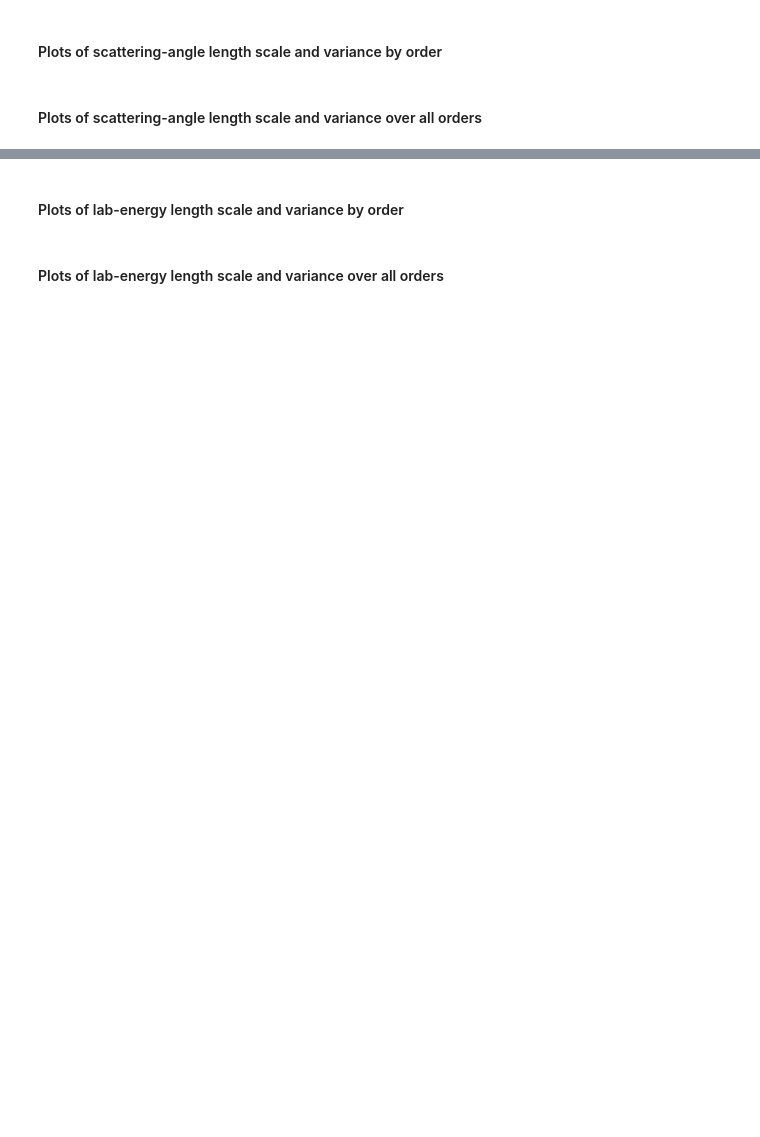
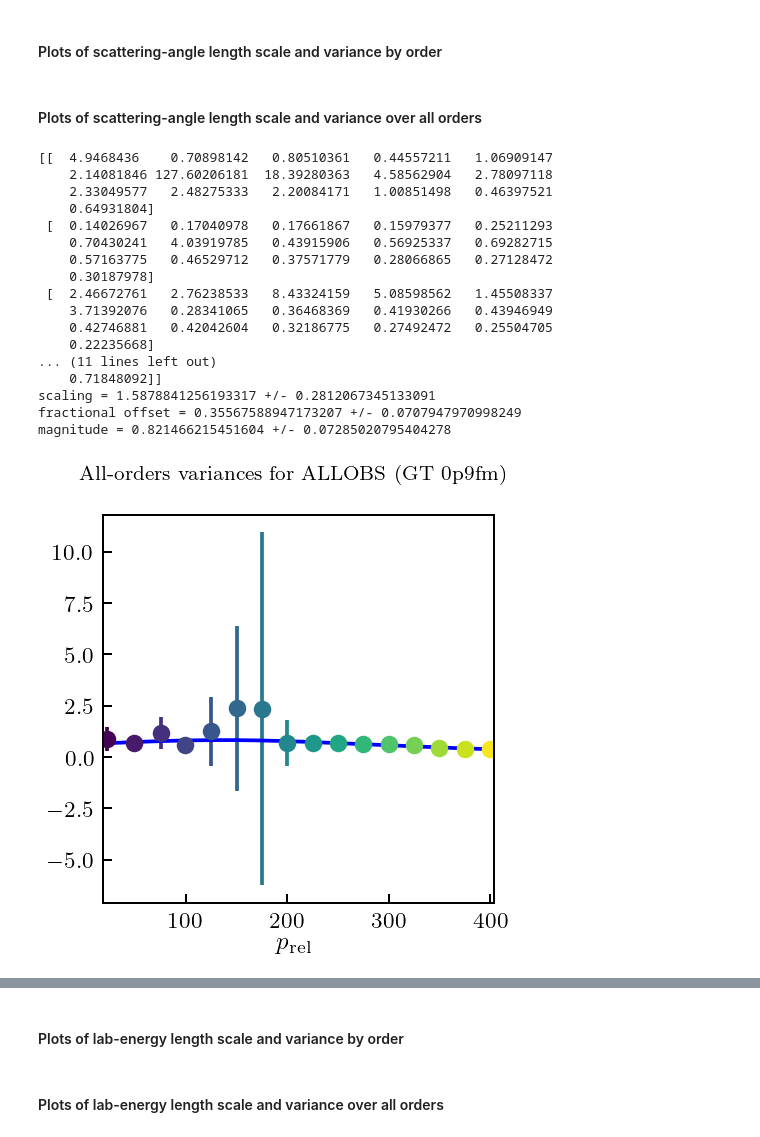
Before and after one commit to buqeye/modern_nn_potentials, a Jupyter notebook: notebooks/paper_figures_2.ipynb, the cells around one changed output, grey strips where cells are left out. Drawn from its saved outputs; the diff is of its cells as text; code cells hidden in the pictures; blank space fills up the shorter version.

```diff
--- a/notebooks/paper_figures_2.ipynb
+++ b/notebooks/paper_figures_2.ipynb
@@ -444,7 +441,7 @@ ZeroDivisionError: division by zero
 #### Sets meshes and extracts coefficients from the data for a particular observable and potential
 # %%
 # sets the potential of interest
-ScaleScheme = RKE500MeV
+ScaleScheme = GT0p9fm
 # %%
 # choose energy and angle meshes
 t_lab = ScaleScheme.get_data("t_lab")
@@ -458,7 +455,8 @@ t_lab_input = E_to_p(E_lab = t_lab, interaction = "np")
 #                      interaction = "np")[:, None]
 X_train_tlab = E_to_p(E_lab = t_lab_slice_pts,
                      interaction = "np")[:, None]
-t_lab_label = "Relative momentum (MeV)"
+# t_lab_label = "Relative momentum (MeV)"
+t_lab_label = r'$p_{\mathrm{rel}}$'
 t_lab_name = "prel"
 # t_lab_input = t_lab
 # X_train_tlab = np.array([5, 21, 48, 85, 133, 192, 261])[:, None]
@@ -477,7 +475,8 @@ degrees_slice_pts = np.array([41, 60, 76, 90, 104, 120, 139])
 degrees_input = -np.cos(np.radians(degrees))
 # X_train_deg = -np.cos(np.radians(np.array([1, 30, 60, 90, 120, 150, 179])))[:, None]
 X_train_deg = -np.cos(np.radians(degrees_slice_pts))[:, None]
-degrees_label = "Negative cosine"
+# degrees_label = "Negative cosine"
+degrees_label = r'$-\cos(\theta)$'
 degrees_name = "cos"
 
 X_deg = degrees_input[:, None]
@@ -494,8 +493,8 @@ else:
     obs_data = ScaleScheme.get_data(obs_data_name)
 
 # sets values of the breakdown and soft scales
-Lambda_b_coeffs = 570
-mpi_eff_coeffs = 138
+Lambda_b_coeffs = 560
+mpi_eff_coeffs = 21
 
 # sets reference scale
 if obs_data_name == "DSG":
@@ -782,14 +784,6 @@ fig_tlab_var.savefig('figures2/' + 'var' + '_' + 'tlab_slices' + '_' + 'orderbyo
 # %% [markdown]
 #### Plots of scattering-angle length scale and variance over all orders
 # %%
-# create figure with n_orders subplots
-fig_tlab_var_all, axs_tlab_var_all = plt.subplots(1, 1, sharex = True, sharey=True, figsize=(6, 6))
-fig_tlab_var_all.supxlabel(t_lab_label, size = 16)
-fig_tlab_var_all.suptitle('All-orders variances for observable ' + "ALL2DOBS" + " (" +
-             ScaleScheme.potential_string + " " + ScaleScheme.cutoff_string + ")", size = 24)
-# axs_tlab_var_all.semilogx()
-# axs_tlab_var_all.semilogy()
-
 axs_tlab_var_all_array = np.array([])
 axs_tlab_var_all_stddev_array = np.array([])
 
@@ -803,8 +797,19 @@ def lorentzian(x, k, delta, M):
     R = np.max(x) - np.min(x)
     return M * (1 + (k / R * (x - delta * R))**(2))**(-1)
 
-# obs_var_name_array = ["DSG", "D"]
+# obs_var_name_array_name = obs_data_name
+# obs_var_name_array = [obs_var_name_array_name]
+obs_var_name_array_name = "ALLOBS"
 obs_var_name_array = ["DSG", "D", "AXX", "AYY", "A", "AY"]
+
+# create figure with n_orders subplots
+fig_tlab_var_all, axs_tlab_var_all = plt.subplots(1, 1, sharex = True, sharey=True, figsize=(2.8, 2.8))
+fig_tlab_var_all.supxlabel(t_lab_label, size = 10)
+fig_tlab_var_all.suptitle('All-orders variances for ' + obs_var_name_array_name + " (" +
+             ScaleScheme.potential_string + " " + ScaleScheme.cutoff_string + ")", size = 8)
+# axs_tlab_var_all.semilogx()
+# axs_tlab_var_all.semilogy()
+
 for ovna_idx, ovna in enumerate(obs_var_name_array):
     # extracts data
     if ovna == "AY":
@@ -868,7 +873,6 @@ for ovna_idx, ovna in enumerate(obs_var_name_array):
         # appends variance values to an array
         axs_tlab_var_all_array = np.append(axs_tlab_var_all_array, underlying_std)
         axs_tlab_var_all_stddev_array = np.append(axs_tlab_var_all_stddev_array, stddev_underlying_std)
-
 
 # # eliminates an outlier for fitting
 # outlier_mask = np.ones(len(t_lab_subset), dtype = bool)
@@ -909,34 +913,53 @@ axs_tlab_var_all.plot(t_lab_input,
             color = "blue",
 #            label = orders_labels_dict[len(ScaleSchemeQ_list[ss_idx].orders_full) - orders_ell + o_idx + 1] +
 # #                     rf": $\Lambda_{{b}} = {popt[0]:3.0f}\,\mathrm{{MeV}}, m_{{\mathrm{{eff}}}} = {popt[1]:3.0f}\,\mathrm{{MeV}}$",
 #             rf": $({popt[0]:2.0f} \pm {np.sqrt(pcov[0, 0]):2.0f}) x \wedge ({popt[1]:1.1f} \pm {np.sqrt(pcov[1, 1]):1.1f})$",
             )
 # prints the best fit values
 # print("offset = " + str(popt[0]) + " +/- " + str(np.sqrt(pcov[0, 0])))
 # print("scaling = " + str(popt[1]) + " +/- " + str(np.sqrt(pcov[1, 1])))
 # print("constant = " + str(popt[0]) + " +/- " + str(np.sqrt(pcov[0, 0])))
 # print("linear = " + str(popt[1]) + " +/- " + str(np.sqrt(pcov[1, 1])))
 # print("quadratic = " + str(popt[2]) + " +/- " + str(np.sqrt(pcov[2, 2])))
 # print("cubic = " + str(popt[3]) + " +/- " + str(np.sqrt(pcov[3, 3])))
 # print("quartic = " + str(popt[4]) + " +/- " + str(np.sqrt(pcov[4, 4])))
 print("scaling = " + str(popt[0]) + " +/- " + str(np.sqrt(pcov[0, 0])))
 print("fractional offset = " + str(popt[1]) + " +/- " + str(np.sqrt(pcov[1, 1])))
 print("magnitude = " + str(popt[2]) + " +/- " + str(np.sqrt(pcov[2, 2])))
 
 # axs_tlab_var_all.errorbar(np.tile(t_lab_subset, len(obs_var_name_array)),
 #                           axs_tlab_var_all_array / lorentzian(np.tile(t_lab_subset, len(obs_var_name_array)), *popt),
 #                          c = 'deepskyblue',
 #                          fmt='o')
 
 
 axs_tlab_var_all.set_xlim(left = np.min(t_lab_subset) - 0.01 * (np.max(t_lab_subset) - np.min(t_lab_subset)),
                          right = np.max(t_lab_subset) + 0.01 * (np.max(t_lab_subset) - np.min(t_lab_subset)))
 
 # saves figures
 fig_tlab_var_all.savefig('figures2/' + 'var' + '_' + 'tlab_slices' + '_' + 'allorders' + '_' +
                     ScaleScheme.potential_string + ScaleScheme.cutoff_string + '_' +
-                    "ALL2DOBS" + '_Q' + Q_type + '_' + p_type + '_' + t_lab_name + '_' +
+                    obs_var_name_array_name + '_Q' + Q_type + '_' + p_type + '_' + t_lab_name + '_' +
                     degrees_name)
+# %% [output]
+[[  4.9468436    0.70898142   0.80510361   0.44557211   1.06909147
+    2.14081846 127.60206181  18.39280363   4.58562904   2.78097118
+    2.33049577   2.48275333   2.20084171   1.00851498   0.46397521
+    0.64931804]
+ [  0.14026967   0.17040978   0.17661867   0.15979377   0.25211293
+    0.70430241   4.03919785   0.43915906   0.56925337   0.69282715
+    0.57163775   0.46529712   0.37571779   0.28066865   0.27128472
+    0.30187978]
+ [  2.46672761   2.76238533   8.43324159   5.08598562   1.45508337
+    3.71392076   0.28341065   0.36468369   0.41930266   0.43946949
+    0.42746881   0.42042604   0.32186775   0.27492472   0.25504705
+    0.22235668]
+... (11 lines left out)
+    0.71848092]]
+scaling = 1.5878841256193317 +/- 0.2812067345133091
+fractional offset = 0.35567588947173207 +/- 0.0707947970998249
+magnitude = 0.821466215451604 +/- 0.07285020795404278
+[figure, added]
 # %%
 # data on power-law best-fit magnitude and exponent from all 2D observables
 # SMS 550 MeV
```
Also changed, not shown: parts of 19 cells of this notebook, 33 other files.
